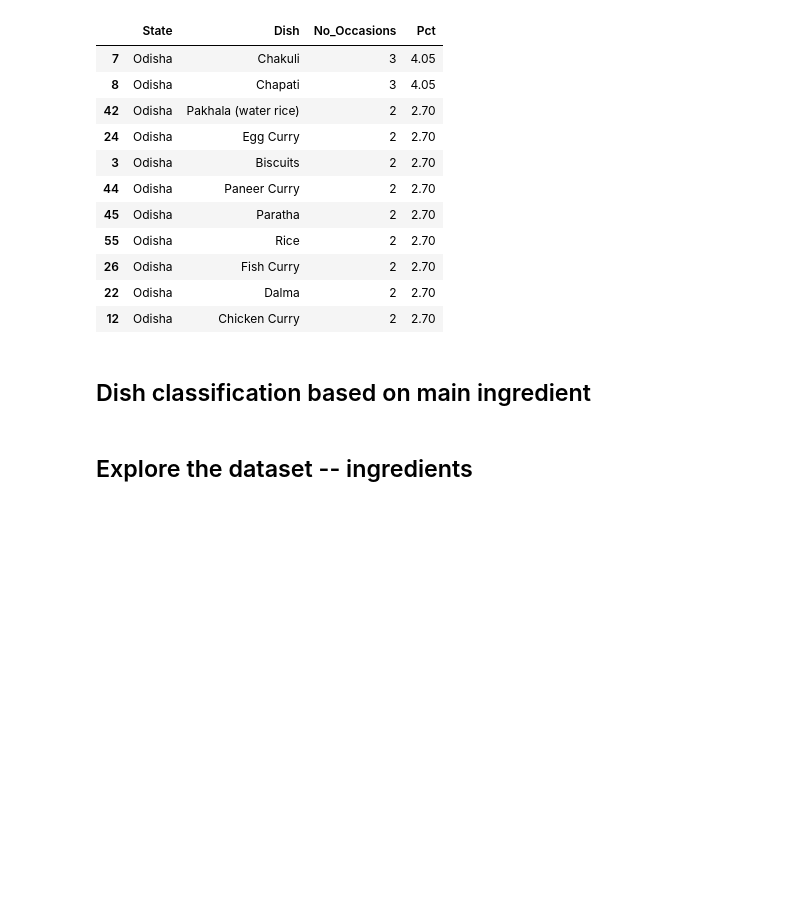
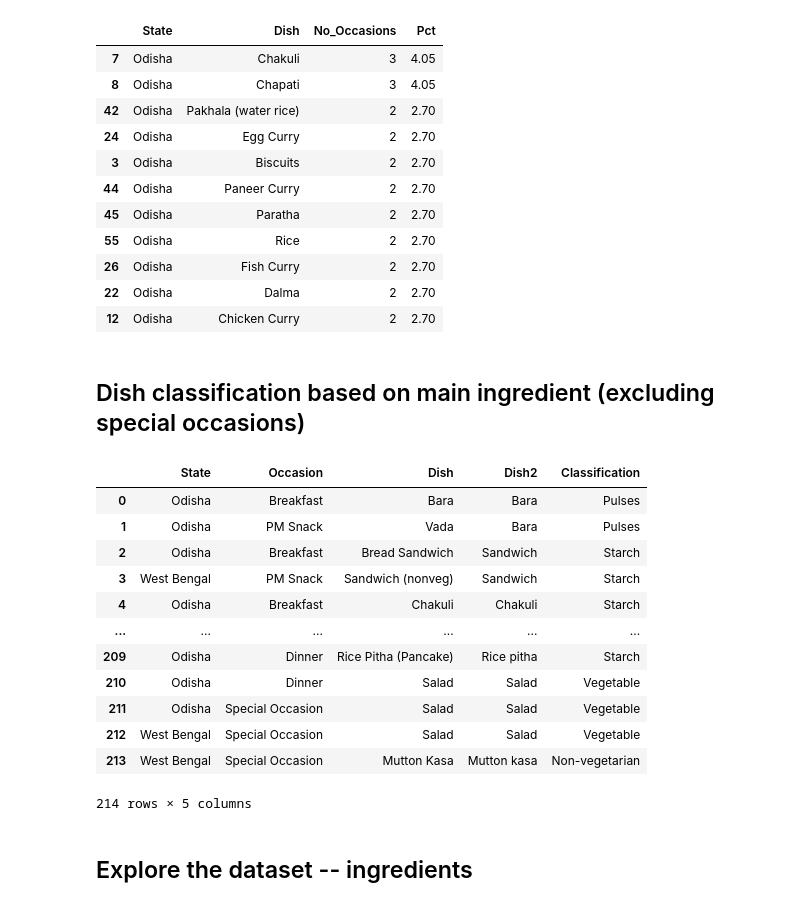
Before and after one commit to rochiecuevas/FoodChoice, a Jupyter notebook: Expert_Elicitation.ipynb, the cells around one changed output. Drawn from its saved outputs; the diff is of its cells as text; code cells hidden in the pictures; blank space fills up the shorter version.

Commit message:
started determining number of dishes by classification

```diff
--- a/Expert_Elicitation.ipynb
+++ b/Expert_Elicitation.ipynb
@@ -397,7 +397,38 @@ dish_grouped[dish_grouped["State"] == "Odisha"].sort_values("No_Occasions", asce
 | 22 | Odisha | Dalma | 2 | 2.70 |
 | 12 | Odisha | Chicken Curry | 2 | 2.70 |
 # %% [markdown]
-## Dish classification based on main ingredient
+## Dish classification based on main ingredient (excluding special occasions)
+# %%
+# Open the database connection
+engine = create_engine(f"mysql+pymysql://root:{password}@localhost/dishes_db")
+db_conn = engine.connect()
+
+# Create a dataframe based on a query for the GSR embedding of the
+# dishes and occasions by state
+df_class = pd.read_sql("SELECT EE.State, EE.Occasion, EE.Dish, EE.Dish2, D.Classification \
+FROM expert_elicitation AS EE \
+LEFT JOIN dishes as D ON EE.Dish2 = D.Dish \
+LIMIT 500;", db_conn)
+
+# Close the connection
+db_conn.close()
+# %%
+# Preview the dataframe
+df_class
+# %% [output]
+|  | State | Occasion | Dish | Dish2 | Classification |
+| 0 | Odisha | Breakfast | Bara | Bara | Pulses |
+| 1 | Odisha | PM Snack | Vada | Bara | Pulses |
+| 2 | Odisha | Breakfast | Bread Sandwich | Sandwich | Starch |
+| 3 | West Bengal | PM Snack | Sandwich (nonveg) | Sandwich | Starch |
+| 4 | Odisha | Breakfast | Chakuli | Chakuli | Starch |
+| ... | ... | ... | ... | ... | ... |
+| 209 | Odisha | Dinner | Rice Pitha (Pancake) | Rice pitha | Starch |
+| 210 | Odisha | Dinner | Salad | Salad | Vegetable |
+| 211 | Odisha | Special Occasion | Salad | Salad | Vegetable |
+| 212 | West Bengal | Special Occasion | Salad | Salad | Vegetable |
+| 213 | West Bengal | Special Occasion | Mutton Kasa | Mutton kasa | Non-vegetarian |
+214 rows × 5 columns
 # %% [markdown]
 ## Explore the dataset -- ingredients
 # %%
```
Also changed, not shown: parts of 1 cell of this notebook.
